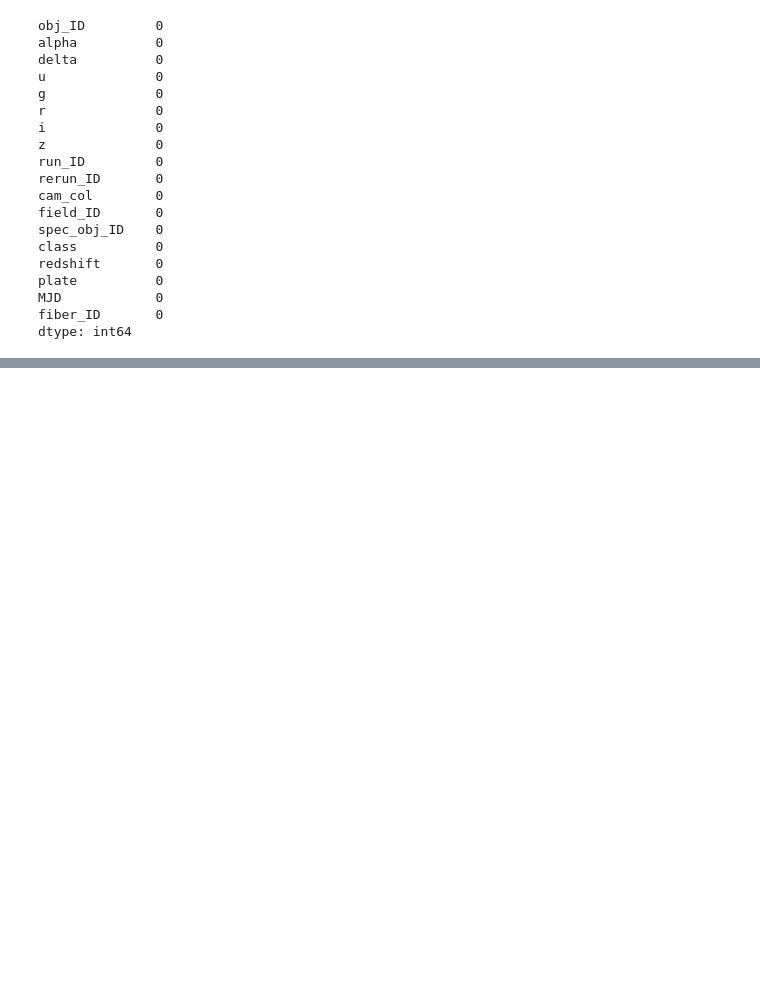
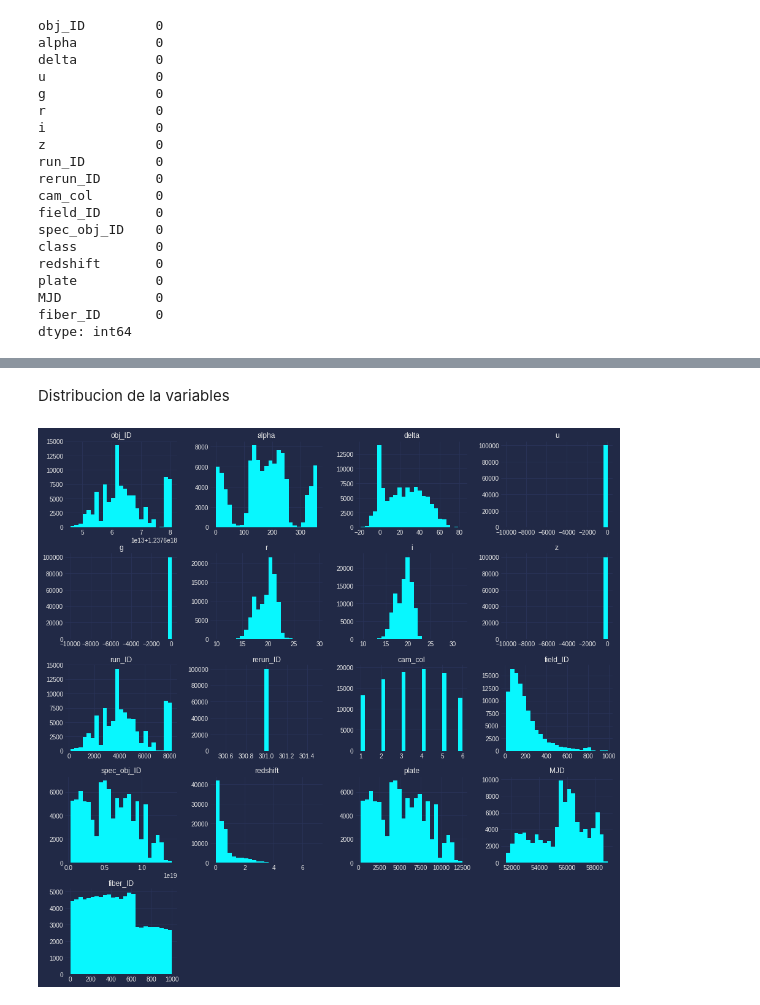
Before and after one commit to Nico-GP/Star_Classification, a Jupyter notebook: Star_Classification.ipynb, the cells around one changed output, grey strips where cells are left out. Saved outputs shown, nothing was run; the diff lists cells and outputs as text; code cells hidden in the pictures; blank space fills up the shorter version.

```diff
--- a/Star_Classification.ipynb
+++ b/Star_Classification.ipynb
@@ -104,0 +144,4 @@ dtype: int64
+# %%
+import matplotlib.pyplot as plt
+import mplcyberpunk
+plt.style.use('cyberpunk')
@@ -104,0 +150,10 @@ dtype: int64
+# %% [markdown]
+Distribucion de la variables
+# %%
+df.loc[:,:].hist(bins = 25,
+                 figsize = (16,16),
+                 xlabelsize = '10',
+                 ylabelsize = '10',
+                 );
+# %% [output]
+[figure, added]
```
Also changed, not shown: parts of 31 cells of this notebook.
